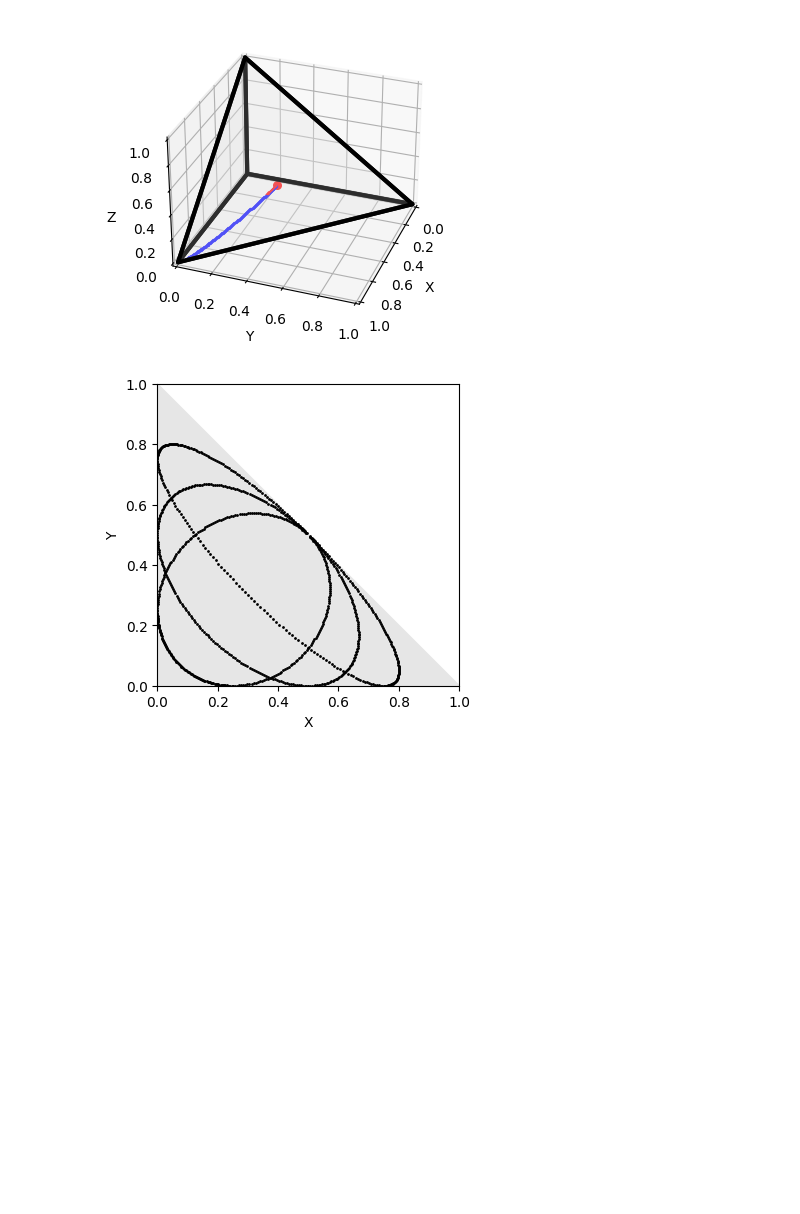
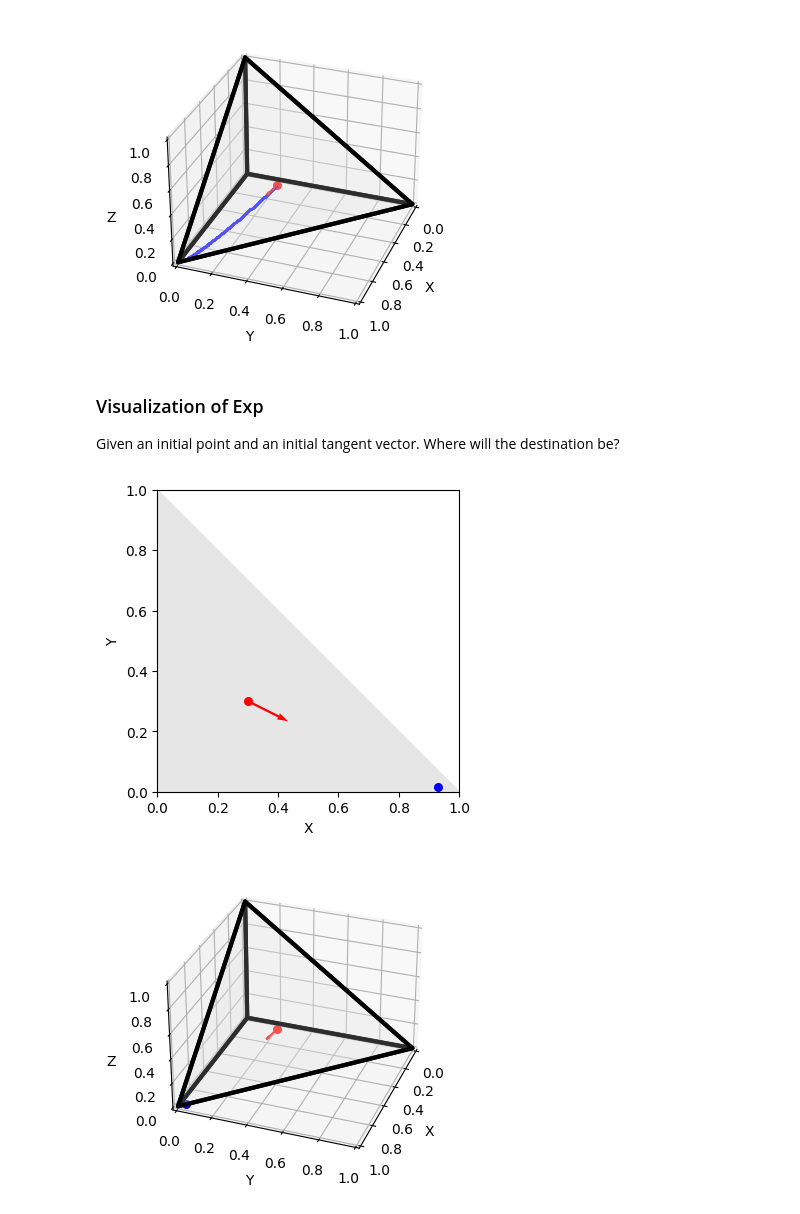
Before and after one commit to geometric-intelligence/ece594n, a Jupyter notebook: hw1-geomviz/CategoricalDistributionsManifold.ipynb, the cells around one changed output. Drawn from its saved outputs; the diff is of its cells as text; code cells hidden in the pictures; blank space fills up the shorter version.

Commit message:
Include 3 Applications Implement Methods for Visualizing Exp and Log for 2D and 3D manifold

```diff
--- a/hw1-geomviz/CategoricalDistributionsManifold.ipynb
+++ b/hw1-geomviz/CategoricalDistributionsManifold.ipynb
@@ -92,6 +93,14 @@ M3.plot_geodesic(initial_point = base_point3, tangent_vector = tangent_vector3)
 [figure]
 # %%
 #Geodesic Grid
-M2.plot_grid()
+# M2.plot_grid()
-# %% [output]
-[figure, removed]
+# %% [markdown]
+### Visualization of Exp
+Given an initial point and an initial tangent vector. Where will the destination be?
+# %%
+#Visualization of Exp
+M2.plot_exp(tangent_vec= tangent_vector2, base_point= base_point2)
+M3.plot_exp(tangent_vec= tangent_vector3, base_point= base_point3)
+# %% [output]
+[figure, added]
+[figure, added]
```
Also changed, not shown: parts of 11 cells of this notebook, 1 other file.
